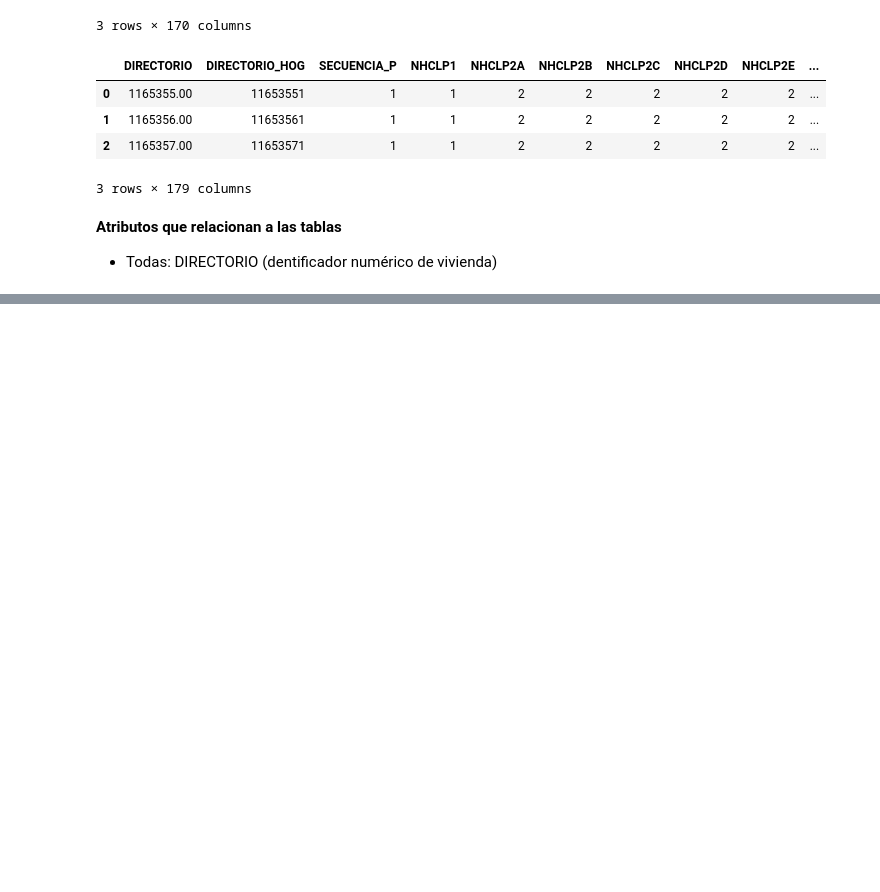
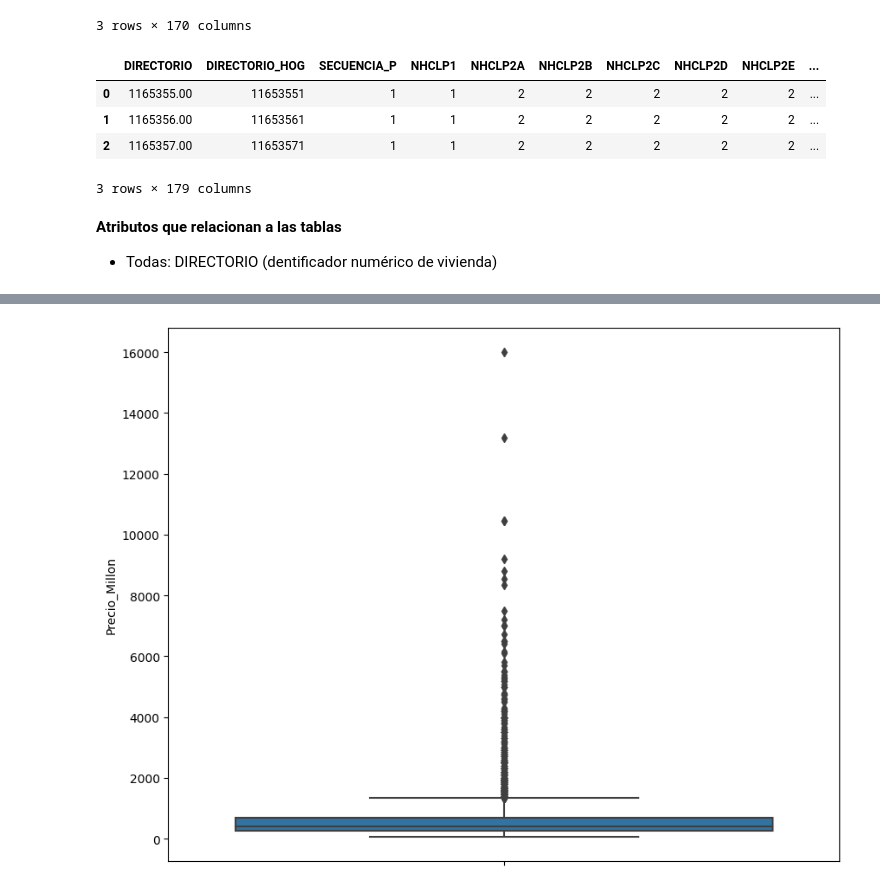
Before and after one commit to JuanLG1998/InmersionDatosALURA, a Jupyter notebook: INMERSION_DATOS.ipynb, the cells around one changed output, grey strips where cells are left out. Saved outputs shown, nothing was run; the diff lists cells and outputs as text; code cells hidden in the pictures; blank space fills up the shorter version.

```diff
--- a/INMERSION_DATOS.ipynb
+++ b/INMERSION_DATOS.ipynb
@@ -1000,0 +1137,4 @@ datos_l.head(3)
+# %%
+# Reemplazando los 2 por 0 de nuestro dataset del DANE
+datos = datos_dane[['NOMBRE_ESTRATO','CONJUNTO_CERRADO','INSEGURIDAD','TERMINALES_BUS','BARES_DISCO','RUIDO','OSCURO_PELIGROSO','SALARIO_MES','TIENE_ESCRITURA','PERDIDA_TRABAJO_C19','PERDIDA_INGRESOS_C19','PLANES_ADQUIRIR_VIVIENDA']].replace(2,0)
+datos
@@ -1000,0 +1188,4 @@ datos_l.head(3)
+# %%
+# Agrupando de nueva cuenta las variables por UPZ o Estrato y obteniendo la media
+datos_tratados = datos.groupby('NOMBRE_ESTRATO')[['CONJUNTO_CERRADO','INSEGURIDAD','TERMINALES_BUS','BARES_DISCO','RUIDO','OSCURO_PELIGROSO','SALARIO_MES','TIENE_ESCRITURA','PERDIDA_TRABAJO_C19','PERDIDA_INGRESOS_C19','PLANES_ADQUIRIR_VIVIENDA']].mean()
+datos_tratados
@@ -1000,0 +1230,5 @@ datos_l.head(3)
+# %%
+# Guardando el merge en un nuevo dataset que será utilizado para generar un modelo de Machine Learning
+datos_ml = pd.merge(inmuebles,datos_tratados, left_on='UPZ', right_on='NOMBRE_ESTRATO', how='left')
+# Consultado la información de nuestro nuevo dataset
+datos_ml.info()
@@ -1000,0 +1257,8 @@ datos_l.head(3)
+# %%
+# Leyendo tabla de referencia con los códigos de identificación para cada UPZ
+upz = pd.read_csv('/content/drive/MyDrive/InmersionDatosALURA/cod_upz.csv')
+
+# Realizando nuevamente el merge entre bases para anexar el código de las UPZ
+# Utilizamos inner join porque queremos sólo los registros que tienen correspondencia teniendo en cuenta las UPZ contempladas por el DANE en sus encuestas
+datos_ml = pd.merge(datos_ml,upz,left_on='UPZ',right_on='NOMBRE_ESTRATO', how='inner')
+datos_ml.head()
@@ -1000,0 +1301,7 @@ datos_l.head(3)
+# %%
+# Generando un boxplot para observar la distribución de datos de nuestro dataset para ml
+plt.figure(figsize=(10,8))
+sns.boxplot(data=datos_ml, y = 'Precio_Millon')
+plt.show()
+# %% [output]
+[figure, added]
```
Also changed, not shown: parts of 62 cells of this notebook.
